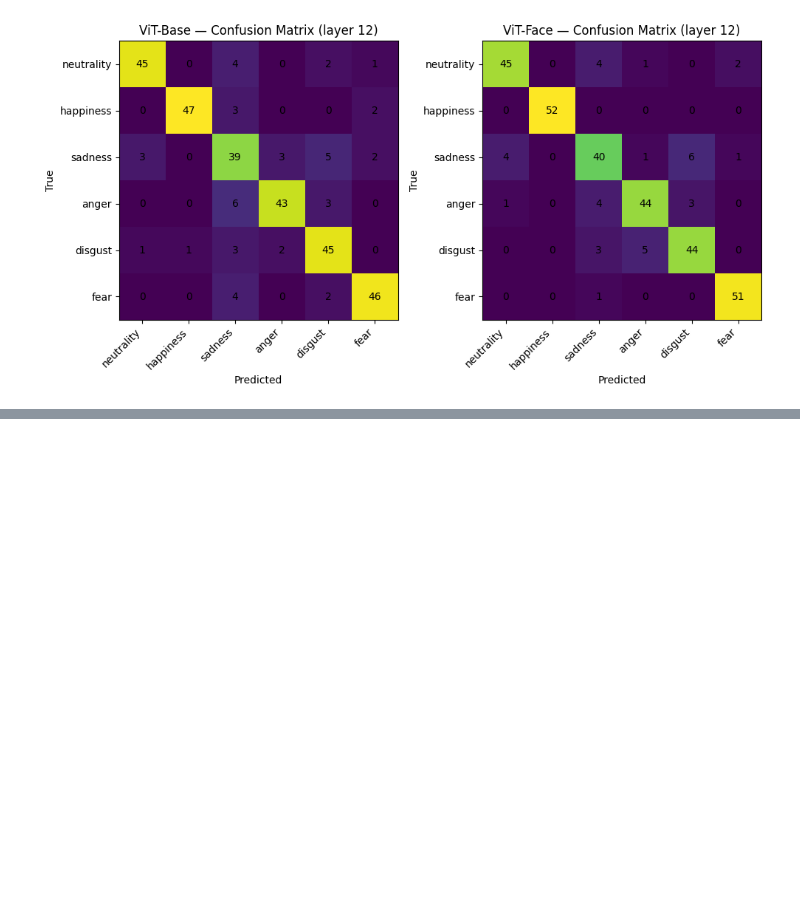
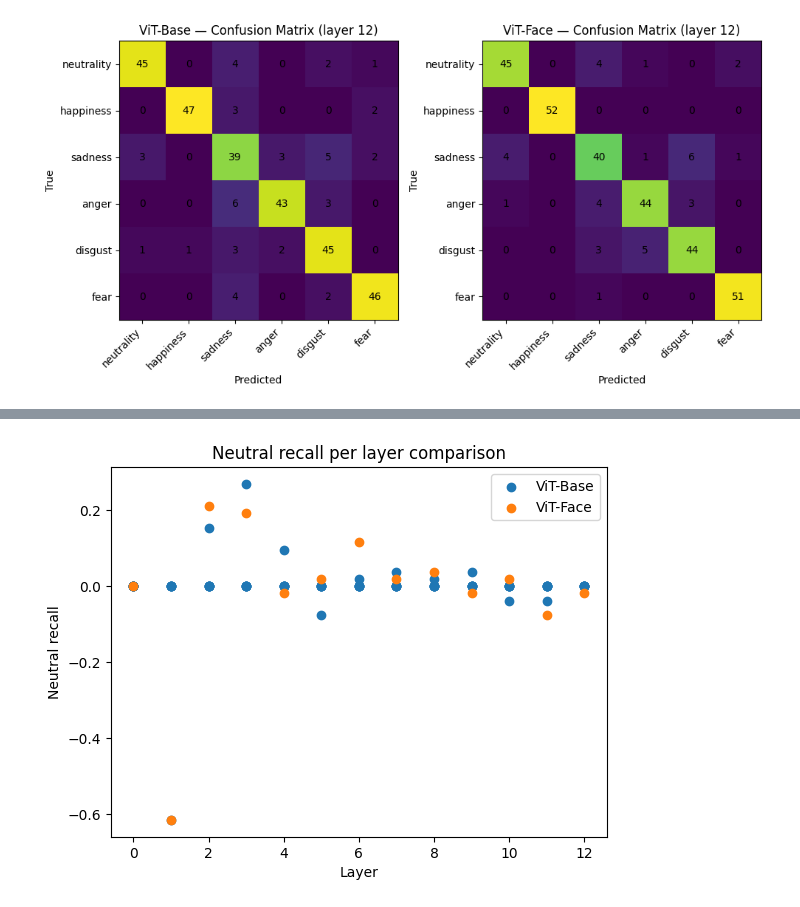
Before and after one commit to nswierkowski/ViT-Empathy, a Jupyter notebook: notebooks/Simple_linear_probing_analysis.ipynb, the cells around one changed output, grey strips where cells are left out. Saved outputs shown, nothing was run; the diff lists cells and outputs as text; code cells hidden in the pictures; blank space fills up the shorter version.

```diff
--- a/notebooks/Simple_linear_probing_analysis.ipynb
+++ b/notebooks/Simple_linear_probing_analysis.ipynb
@@ -125,0 +242,11 @@ for i in range(num_layers):
+# %%
+plt.figure()
+plt.scatter(base_linear_probing_res["layer"], base_linear_probing_res["neutral_recall_delta"])
+plt.scatter(face_linear_probing_res["layer"], face_linear_probing_res["neutral_recall_delta"])
+plt.title("Neutral recall per layer comparison")
+plt.xlabel("Layer")
+plt.ylabel("Neutral recall")
+plt.legend(["ViT-Base", "ViT-Face"])
+plt.show()
+# %% [output]
+[figure, added]
```
Also changed, not shown: parts of 12 cells of this notebook, 1 other file.
